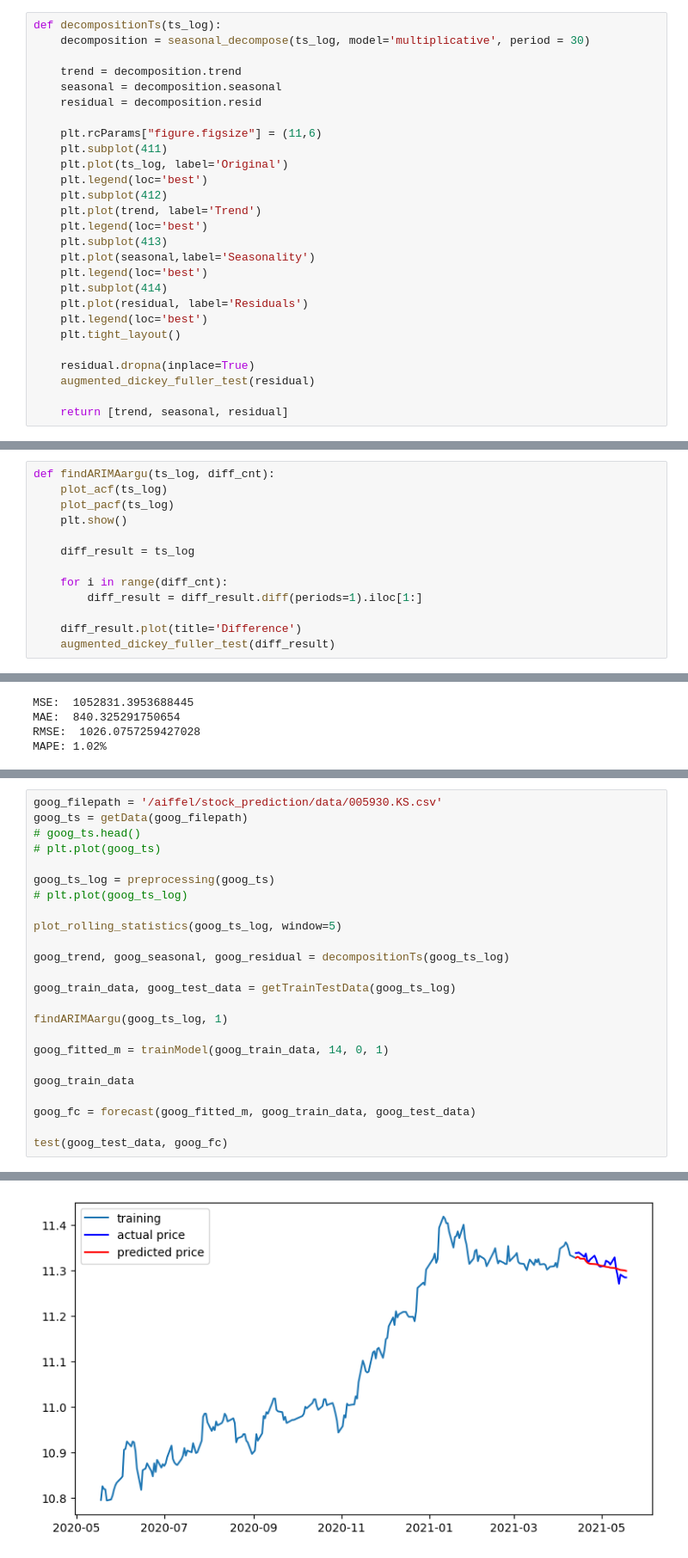
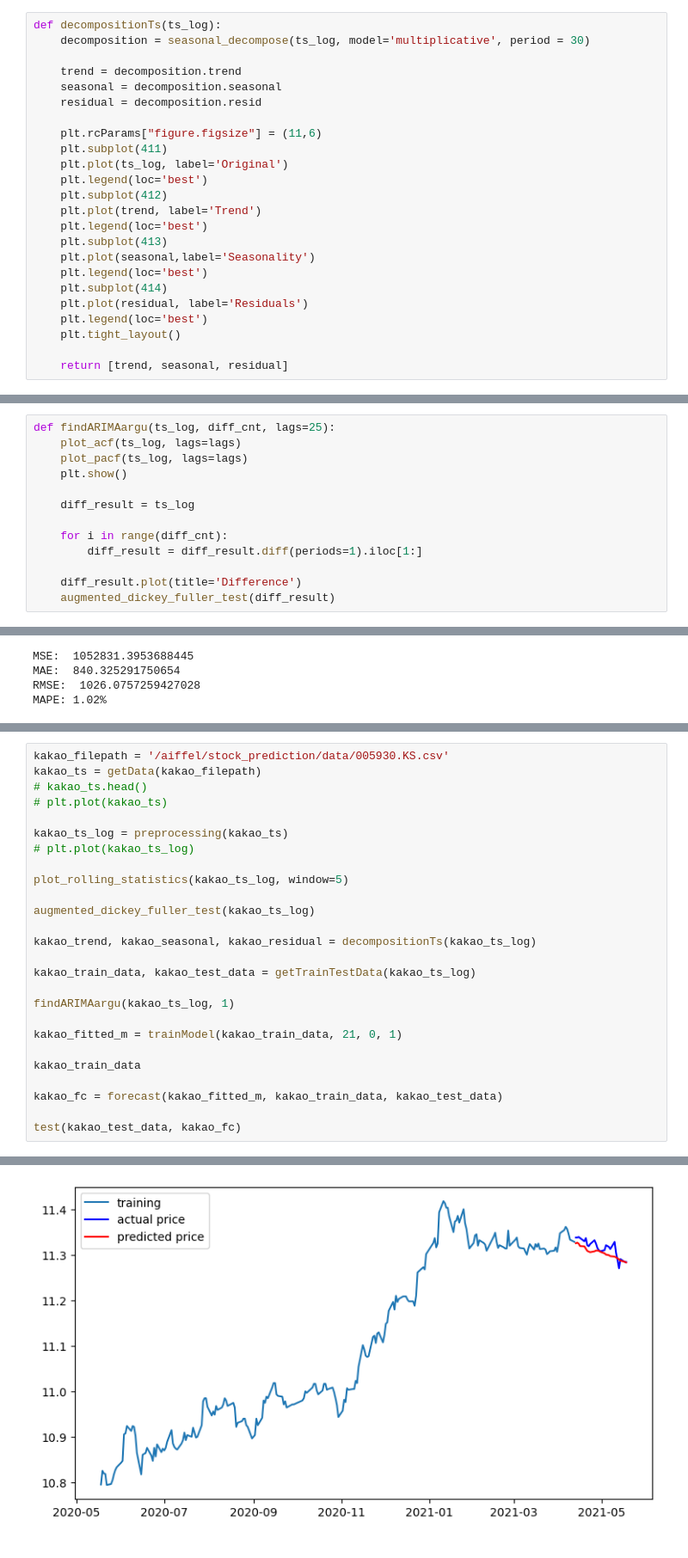
Before and after one commit to shwldus3/aiffel-exploration, a Jupyter notebook: [E-11]StockPredict.ipynb, the cells around one changed output, grey strips where cells are left out. Shown at 86% size. Drawn from its saved outputs; the diff is of its cells as text.

```diff
--- a/[E-11]StockPredict.ipynb
+++ b/[E-11]StockPredict.ipynb
@@ -201,9 +201,6 @@ def decompositionTs(ts_log):
     plt.legend(loc='best')
     plt.tight_layout()
 
-    residual.dropna(inplace=True)
-    augmented_dickey_fuller_test(residual)
-
     return [trend, seasonal, residual]
 # %% [markdown]
 ---
@@ -269,9 +266,9 @@ dtype: float64
 
 # augmented_dickey_fuller_test(diff_2)
 # %%
-def findARIMAargu(ts_log, diff_cnt):
-    plot_acf(ts_log)
-    plot_pacf(ts_log)
+def findARIMAargu(ts_log, diff_cnt, lags=25):
+    plot_acf(ts_log, lags=lags)
+    plot_pacf(ts_log, lags=lags)
     plt.show()
 
     diff_result = ts_log
@@ -453,27 +460,29 @@ MAPE: 3.95%
 # %%
-goog_filepath = '/aiffel/stock_prediction/data/005930.KS.csv'
-goog_ts = getData(goog_filepath)
-# goog_ts.head()
-# plt.plot(goog_ts)
+kakao_filepath = '/aiffel/stock_prediction/data/005930.KS.csv'
+kakao_ts = getData(kakao_filepath)
+# kakao_ts.head()
+# plt.plot(kakao_ts)
 
-goog_ts_log = preprocessing(goog_ts)
-# plt.plot(goog_ts_log)
+kakao_ts_log = preprocessing(kakao_ts)
+# plt.plot(kakao_ts_log)
 
-plot_rolling_statistics(goog_ts_log, window=5)
+plot_rolling_statistics(kakao_ts_log, window=5)
 
-goog_trend, goog_seasonal, goog_residual = decompositionTs(goog_ts_log)
+augmented_dickey_fuller_test(kakao_ts_log)
 
-goog_train_data, goog_test_data = getTrainTestData(goog_ts_log)
+kakao_trend, kakao_seasonal, kakao_residual = decompositionTs(kakao_ts_log)
 
-findARIMAargu(goog_ts_log, 1)
+kakao_train_data, kakao_test_data = getTrainTestData(kakao_ts_log)
 
-goog_fitted_m = trainModel(goog_train_data, 14, 0, 1)
+findARIMAargu(kakao_ts_log, 1)
 
-goog_train_data
+kakao_fitted_m = trainModel(kakao_train_data, 21, 0, 1)
 
-goog_fc = forecast(goog_fitted_m, goog_train_data, goog_test_data)
+kakao_train_data
 
-test(goog_test_data, goog_fc)
+kakao_fc = forecast(kakao_fitted_m, kakao_train_data, kakao_test_data)
+
+test(kakao_test_data, kakao_fc)
 # %% [output]
 Series([], Name: Close, dtype: float64)
 [figure]
@@ -488,17 +497,17 @@ Critical Value (10%)          -2.574159e+00
 dtype: float64
 [figure]
 [figure]
 [figure]
 [figure]
 Results of Dickey-Fuller Test:
 Test Statistic                -1.553699e+01
 p-value                        2.183738e-28
 #Lags Used                     0.000000e+00
 Number of Observations Used    2.480000e+02
 Critical Value (1%)           -3.456996e+00
 Critical Value (5%)           -2.873266e+00
 Critical Value (10%)          -2.573019e+00
 dtype: float64
 <bound method SARIMAXResults.summary of <statsmodels.tsa.arima.model.ARIMAResults object at 0x...>>
 [figure]
-[figure, old version]
+[figure, new version]
```
Also changed, not shown: parts of 11 cells of this notebook.
